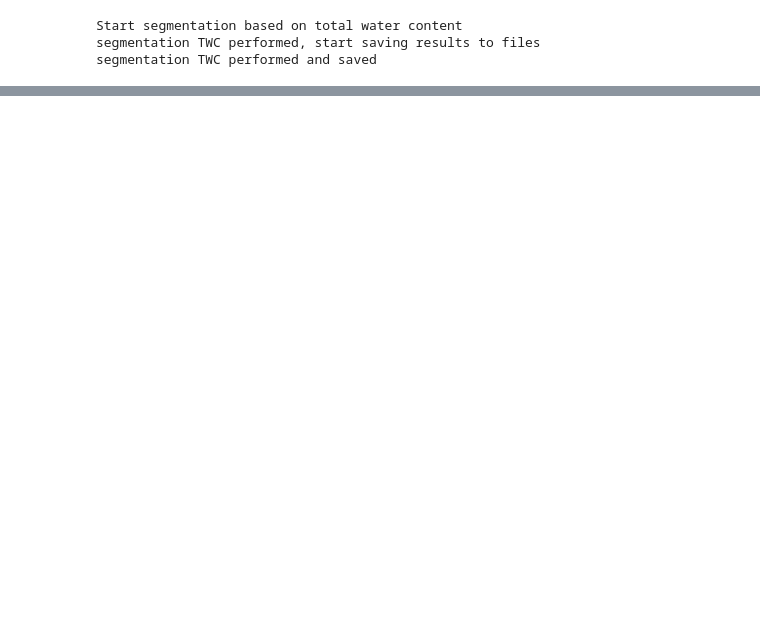
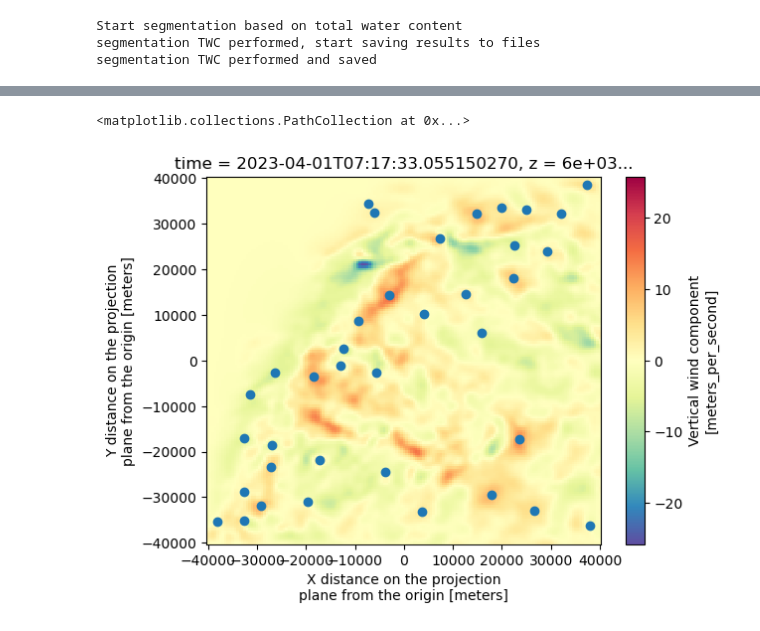
Before and after one commit to ARM-Synergy/bnf-deep-convection, a Jupyter notebook: notebooks/updraft-tracking.ipynb, the cells around one changed output, grey strips where cells are left out. Drawn from its saved outputs; the diff is of its cells as text; code cells hidden in the pictures; blank space fills up the shorter version.

Commit message:
Add latest tracking notebook
Updated notebook! :)

```diff
--- a/notebooks/updraft-tracking.ipynb
+++ b/notebooks/updraft-tracking.ipynb
@@ -274,0 +271,6 @@ segmentation TWC performed and saved
+# %%
+ds["vertical_wind_component"].isel(time=0).sel(z=6000).plot(cmap="Spectral_r")
+plt.scatter(Track[Track["frame"]==0]["x"], Track[Track["frame"]==0]["y"])
+# %% [output]
+<matplotlib.collections.PathCollection at 0x...>
+[figure, added]
```
Also changed, not shown: parts of 66 cells of this notebook.
